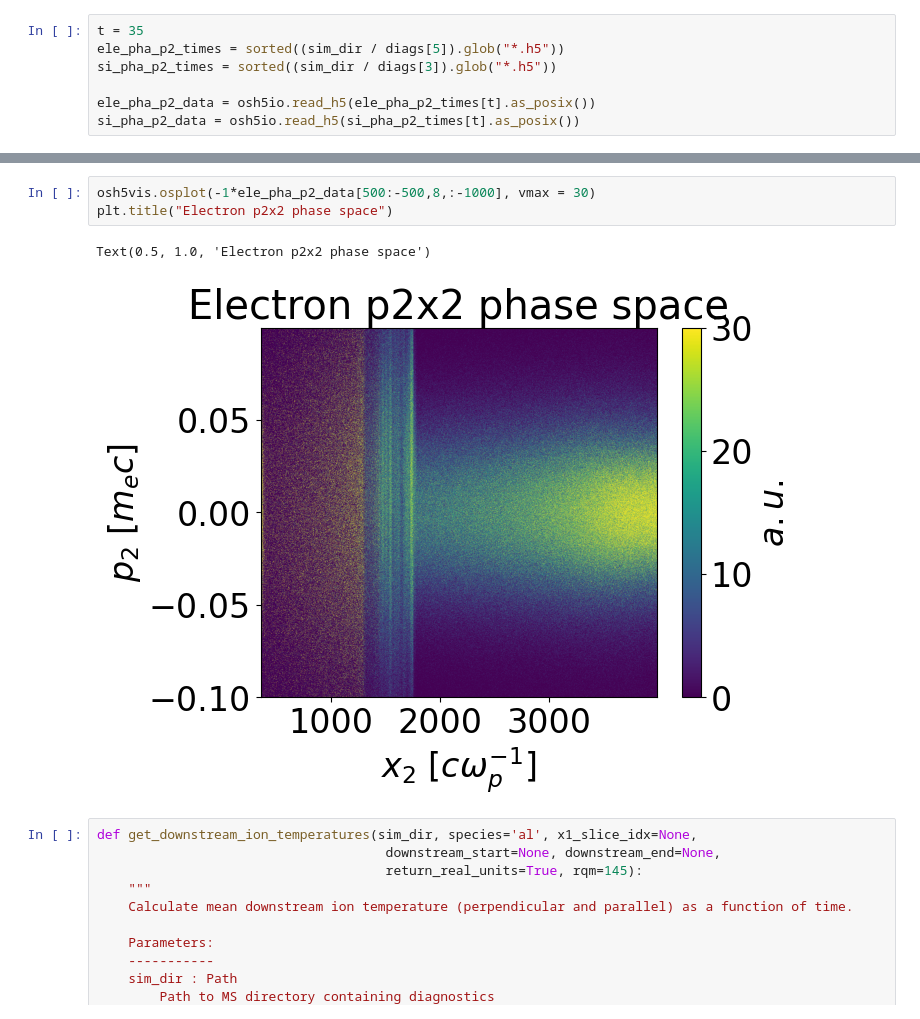
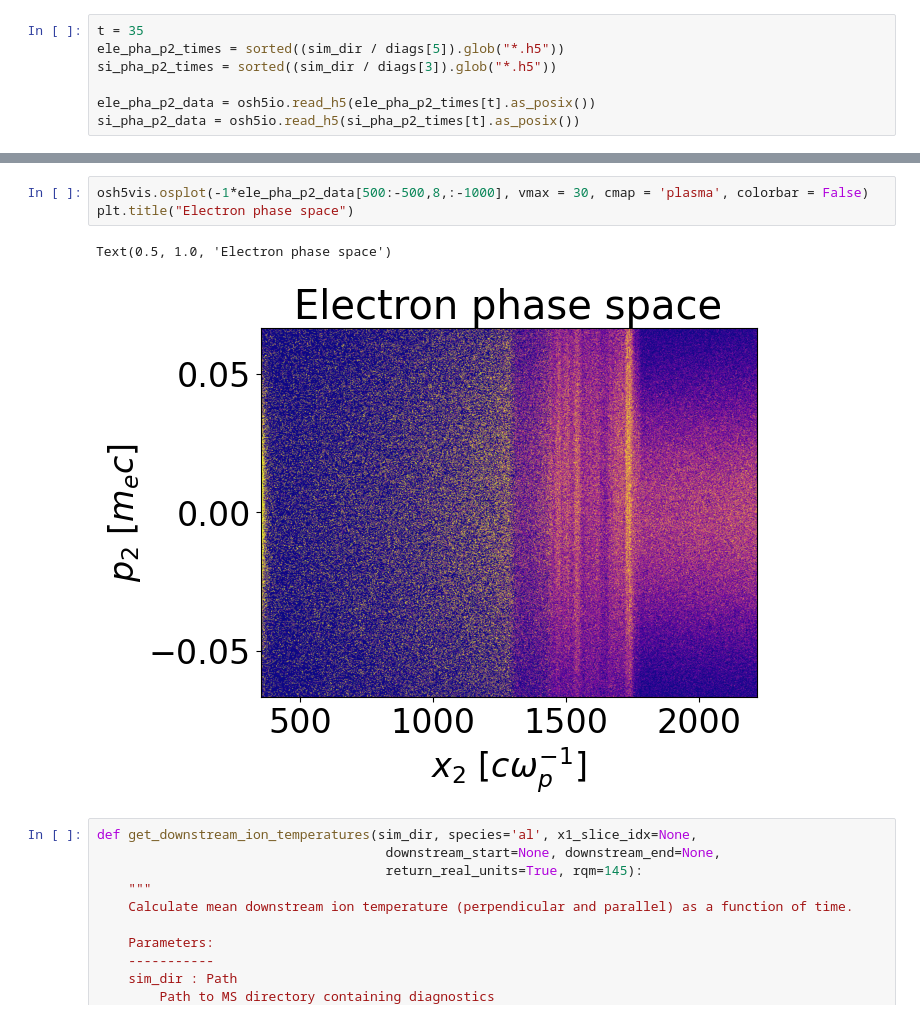
Before and after one commit to Schaeffer-Lab/MagShockZ, a Jupyter notebook: analysis_notebooks/OSIRIS/analysis_using_pyvisos.ipynb, the cells around one changed output, grey strips where cells are left out. Saved outputs shown, nothing was run; the diff lists cells and outputs as text.

```diff
--- a/analysis_notebooks/OSIRIS/analysis_using_pyvisos.ipynb
+++ b/analysis_notebooks/OSIRIS/analysis_using_pyvisos.ipynb
@@ -293,9 +293,9 @@ Text(0.5, 1.0, 'Si p2x2 phase space')
 # %%
-osh5vis.osplot(-1*ele_pha_p2_data[500:-500,8,:-1000], vmax = 30)
-plt.title("Electron p2x2 phase space")
+osh5vis.osplot(-1*ele_pha_p2_data[500:-500,8,:-1000], vmax = 30, cmap = 'plasma', colorbar = False)
+plt.title("Electron phase space")
 # %% [output]
-Text(0.5, 1.0, 'Electron p2x2 phase space')
+Text(0.5, 1.0, 'Electron phase space')
-[figure, old version]
+[figure, new version]
 # %%
 def get_downstream_ion_temperatures(sim_dir, species='al', x1_slice_idx=None,
                                      downstream_start=None, downstream_end=None,
```
Also changed, not shown: parts of 8 cells of this notebook, 1 other file.
